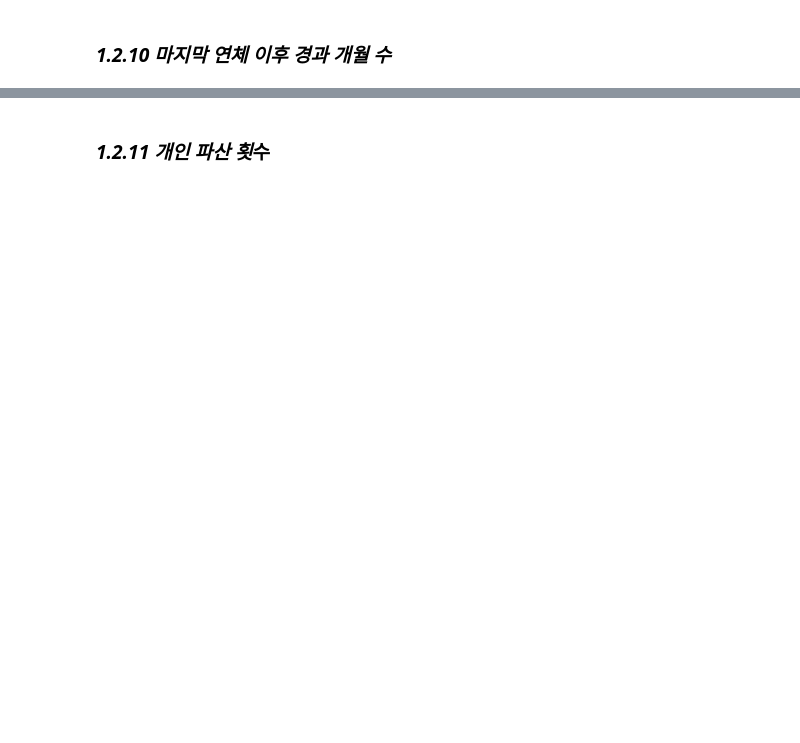
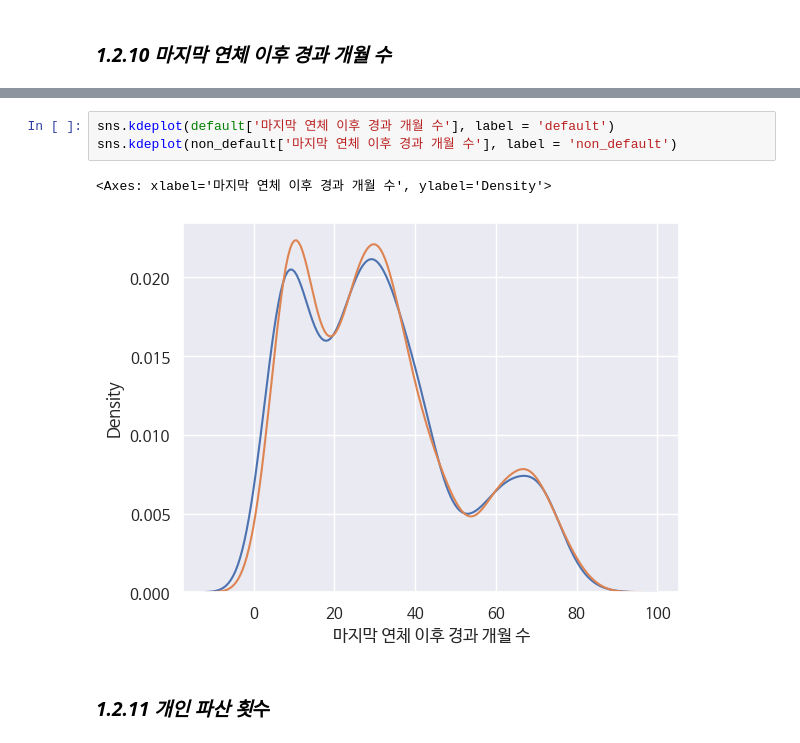
Before and after one commit to tntnu/default, a Jupyter notebook: [개인프로젝트연습]_채무불이행여부예측_1차.ipynb, the cells around one changed output, grey strips where cells are left out. Drawn from its saved outputs; the diff is of its cells as text; blank space fills up the shorter version.

```diff
--- a/[개인프로젝트연습]_채무불이행여부예측_1차.ipynb
+++ b/[개인프로젝트연습]_채무불이행여부예측_1차.ipynb
@@ -340,2 +390,8 @@ AttributeError: Rectangle.set() got an unexpected keyword argument 'hist'
+# %%
+sns.kdeplot(default['마지막 연체 이후 경과 개월 수'], label = 'default')
+sns.kdeplot(non_default['마지막 연체 이후 경과 개월 수'], label = 'non_default')
+# %% [output]
+<Axes: xlabel='마지막 연체 이후 경과 개월 수', ylabel='Density'>
+[figure, added]
 # %% [markdown]
 ### ***1.2.11 개인 파산 횟***수
```
Also changed, not shown: parts of 17 cells of this notebook.
